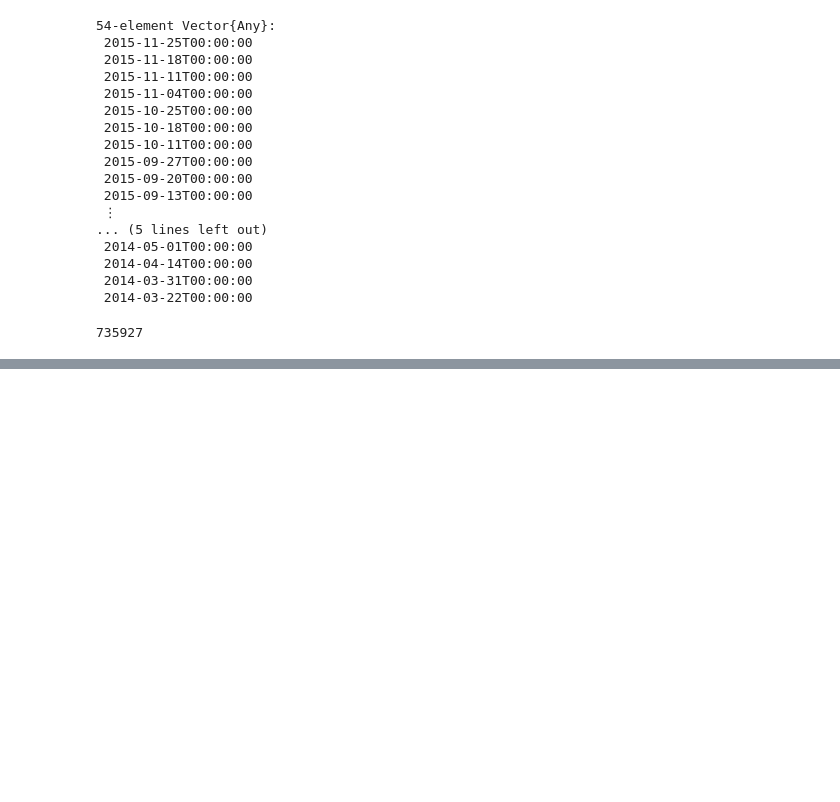
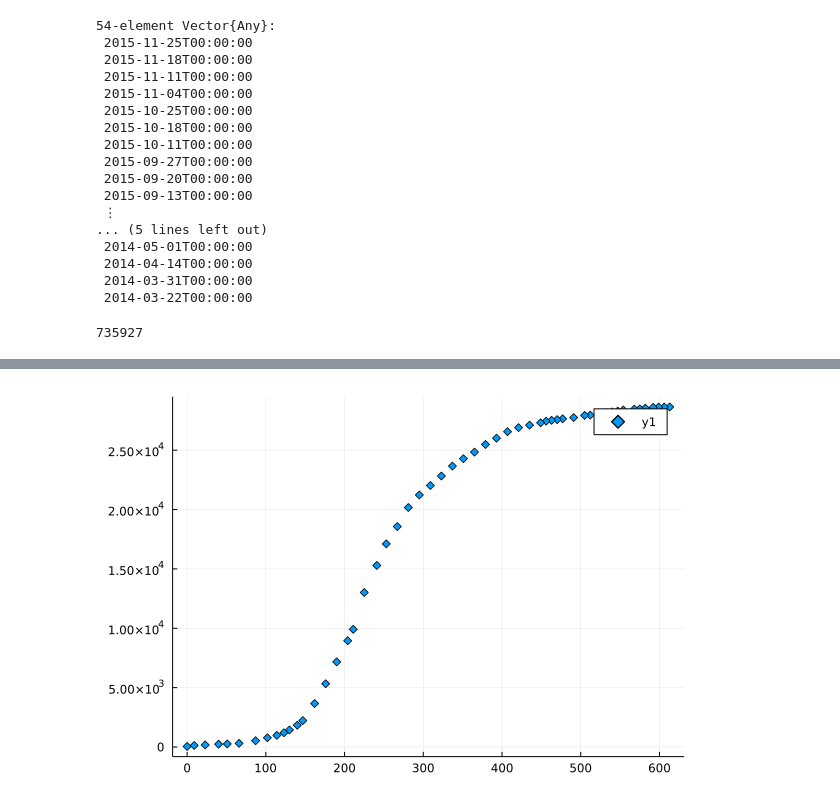
Before and after one commit to pgrepds/julia-playground, a Jupyter notebook: EbolaPandemicAnalysis.ipynb, the cells around one changed output, grey strips where cells are left out. Saved outputs shown, nothing was run; the diff lists cells and outputs as text; code cells hidden in the pictures; blank space fills up the shorter version.

```diff
--- a/EbolaPandemicAnalysis.ipynb
+++ b/EbolaPandemicAnalysis.ipynb
@@ -142,0 +161,5 @@ DelimitedFiles.writedlm("data/wikipediaEVDdatesconverted.csv", wikiEVDraw, ',')
+# %%
+# tweaking the plot
+plot(epidays, allcases, linetype = :scatter, marker = :diamond)
+# %% [output]
+[figure, added]
```
Also changed, not shown: parts of 6 cells of this notebook.
